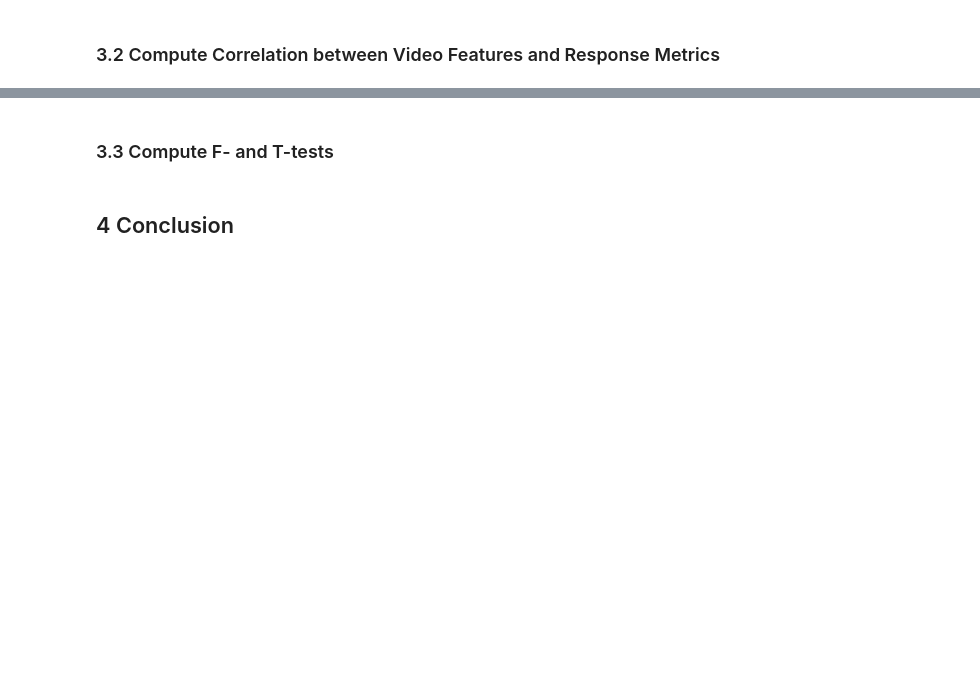
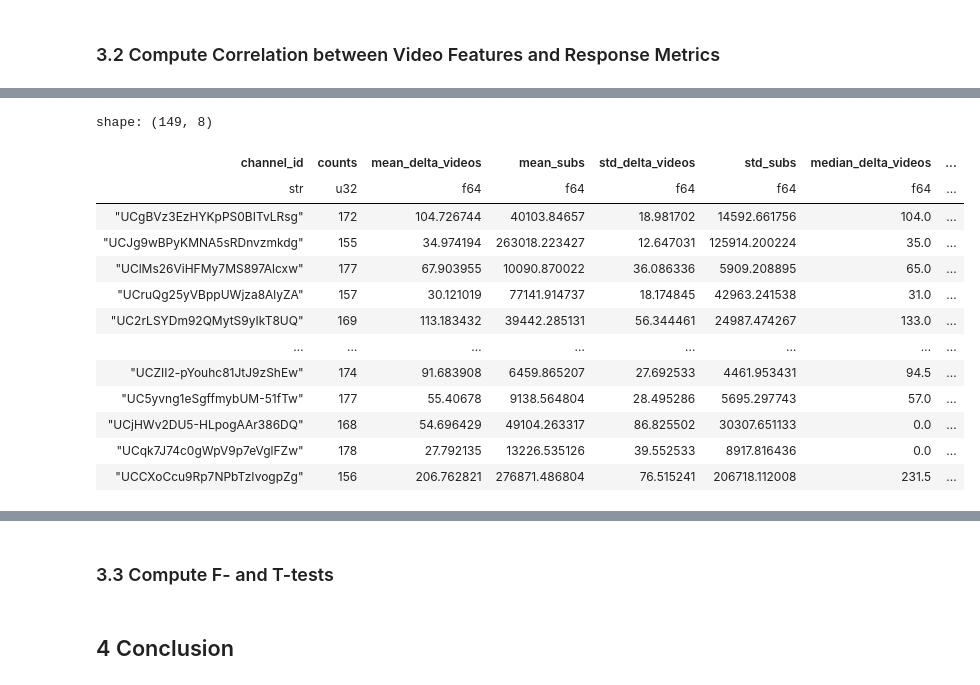
Before and after one commit to epfl-ada/ada-2024-project-lil0mohammadali, a Jupyter notebook: results.ipynb, the cells around one changed output, grey strips where cells are left out. Saved outputs shown, nothing was run; the diff lists cells and outputs as text; code cells hidden in the pictures; blank space fills up the shorter version.

```diff
--- a/results.ipynb
+++ b/results.ipynb
@@ -417 +440,22 @@ timeseries_corr = plot_correlation_matrix(timeseries_df, 'Correlation matrix for
+# %%
+counts, means, stds, meds  = get_general_ch_statistics(timeseries_df,['delta_videos','subs'])
+joined = counts.join(means, on='channel_id').rename({'delta_videos':'mean_delta_videos','subs':'mean_subs' })
+joined = joined.join(stds, on='channel_id').rename({'delta_videos':'std_delta_videos','subs':'std_subs' })
+joined = joined.join(meds, on='channel_id').rename({'delta_videos':'median_delta_videos','subs':'median_subs' })
+joined
+# %% [output]
+shape: (149, 8)
+| channel_id | counts | mean_delta_videos | mean_subs | std_delta_videos | std_subs | median_delta_videos | ... |
+| str | u32 | f64 | f64 | f64 | f64 | f64 | ... |
+| "UCgBVz3EzHYKpPS0BITvLRsg" | 172 | 104.726744 | 40103.84657 | 18.981702 | 14592.661756 | 104.0 | ... |
+| "UCJg9wBPyKMNA5sRDnvzmkdg" | 155 | 34.974194 | 263018.223427 | 12.647031 | 125914.200224 | 35.0 | ... |
+| "UClMs26ViHFMy7MS897Alcxw" | 177 | 67.903955 | 10090.870022 | 36.086336 | 5909.208895 | 65.0 | ... |
+| "UCruQg25yVBppUWjza8AlyZA" | 157 | 30.121019 | 77141.914737 | 18.174845 | 42963.241538 | 31.0 | ... |
+| "UC2rLSYDm92QMytS9yIkT8UQ" | 169 | 113.183432 | 39442.285131 | 56.344461 | 24987.474267 | 133.0 | ... |
+| … | … | … | … | … | … | … | ... |
+| "UCZII2-pYouhc81JtJ9zShEw" | 174 | 91.683908 | 6459.865207 | 27.692533 | 4461.953431 | 94.5 | ... |
+| "UC5yvng1eSgffmybUM-51fTw" | 177 | 55.40678 | 9138.564804 | 28.495286 | 5695.297743 | 57.0 | ... |
+| "UCjHWv2DU5-HLpogAAr386DQ" | 168 | 54.696429 | 49104.263317 | 86.825502 | 30307.651133 | 0.0 | ... |
+| "UCqk7J74c0gWpV9p7eVglFZw" | 178 | 27.792135 | 13226.535126 | 39.552533 | 8917.816436 | 0.0 | ... |
+| "UCCXoCcu9Rp7NPbTzIvogpZg" | 156 | 206.762821 | 276871.486804 | 76.515241 | 206718.112008 | 231.5 | ... |
 # %%
```
Also changed, not shown: parts of 16 cells of this notebook.
